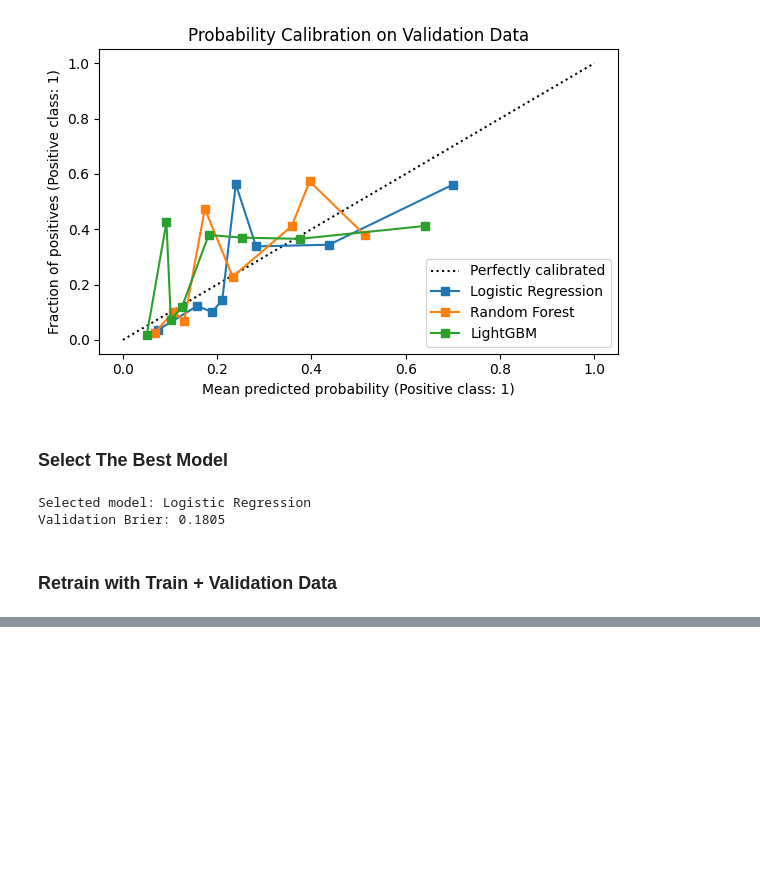
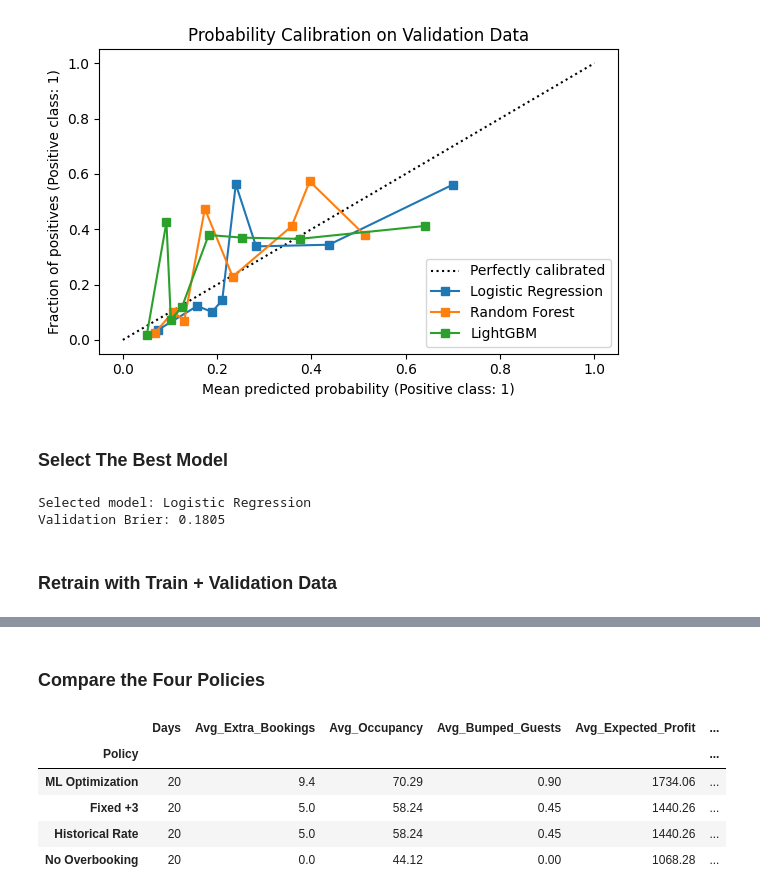
Before and after one commit to samanteymoorian/Hotel-Cancellation-Prediction-and-Overbooking-Optimization, a Jupyter notebook: Hotel Cancellation Prediction and Overbooking Optimization.ipynb, the cells around one changed output, grey strips where cells are left out. Saved outputs shown, nothing was run; the diff lists cells and outputs as text; code cells hidden in the pictures; blank space fills up the shorter version.

```diff
--- a/Hotel Cancellation Prediction and Overbooking Optimization.ipynb
+++ b/Hotel Cancellation Prediction and Overbooking Optimization.ipynb
@@ -464,0 +537,22 @@ print("Final selected model:", best_name)
+# %%
+def expected_profit(cancel_probs, extra):
+    n_accept = ROOMS + extra
+    # Cancellation probabilities of accepted reservations
+    p = np.asarray(cancel_probs[:n_accept], dtype=float)
+    # Ensure enough reservations are available
+    if len(p) != n_accept:
+        raise ValueError("Not enough reservations")
+    # Initialize arrival-count probability distribution
+    arrival_dist = np.array([1.0])
+    # Calculate distribution of the number of arrivals
+    for cancel_p in p:
+        arrival_dist = np.convolve(arrival_dist, [cancel_p, 1 - cancel_p])
+    # All possible numbers of arriving guests
+    arrivals = np.arange(len(arrival_dist))
+    # Revenue from occupied rooms
+    revenue = ROOM_PRICE * np.minimum(arrivals, ROOMS)
+    # Cost of guests exceeding capacity
+    penalty = BUMP_COST * np.maximum(arrivals - ROOMS, 0)
+    # Expected profit across all possible outcomes
+    profit = np.sum(arrival_dist * (revenue - penalty))
+    return float(profit)
@@ -464,0 +631,23 @@ print("Final selected model:", best_name)
+# %% [markdown]
+### Compare the Four Policies
+# %%
+
+# Calculate summary statistics for each policy
+summary = optimization_results.groupby("Policy").agg(
+    Days=("Date", "nunique"),
+    Avg_Extra_Bookings=("Extra Bookings", "mean"),
+    Avg_Occupancy=("Occupancy", "mean"),
+    Avg_Bumped_Guests=("Bumped", "mean"),
+    Avg_Expected_Profit=("Expected Profit", "mean"),
+    Avg_Realized_Profit=("Realized Profit", "mean")
+)
+summary["Avg_Occupancy"] *= 100
+summary = summary.sort_values("Avg_Realized_Profit", ascending=False)
+display(summary.round(2))
+# %% [output]
+|  | Days | Avg_Extra_Bookings | Avg_Occupancy | Avg_Bumped_Guests | Avg_Expected_Profit | ... |
+| Policy |  |  |  |  |  | ... |
+| ML Optimization | 20 | 9.4 | 70.29 | 0.90 | 1734.06 | ... |
+| Fixed +3 | 20 | 5.0 | 58.24 | 0.45 | 1440.26 | ... |
+| Historical Rate | 20 | 5.0 | 58.24 | 0.45 | 1440.26 | ... |
+| No Overbooking | 20 | 0.0 | 44.12 | 0.00 | 1068.28 | ... |
```
Also changed, not shown: parts of 20 cells of this notebook.
